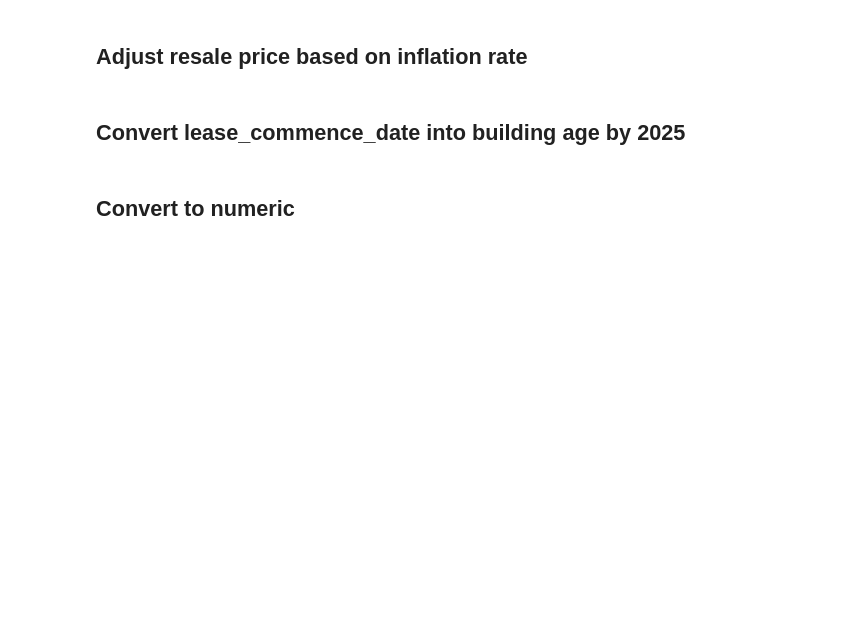
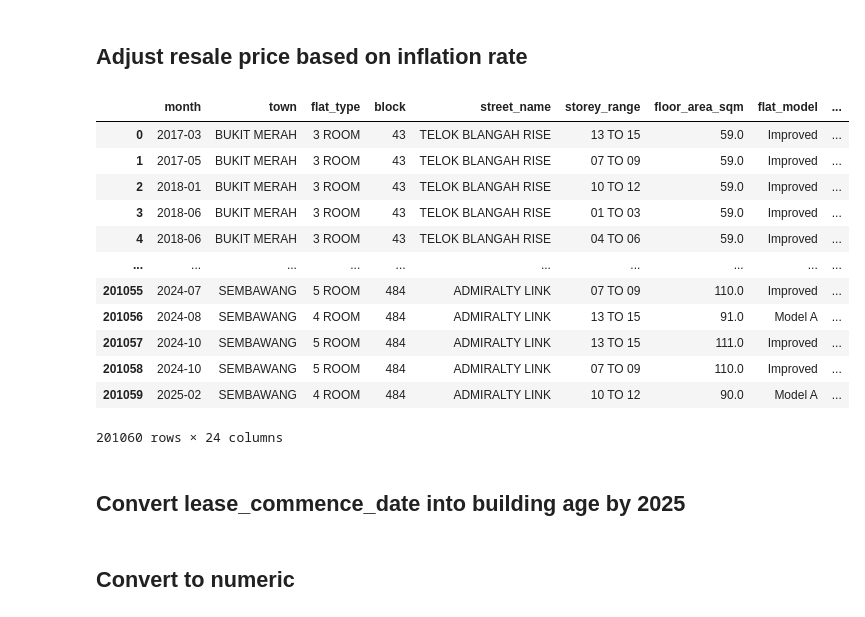
Before and after one commit to yuntsingg/DSE3101-HDB-Decode, a Jupyter notebook: code/resale_data_cleaning.ipynb, the cells around one changed output. Drawn from its saved outputs; the diff is of its cells as text; code cells hidden in the pictures; blank space fills up the shorter version.

```diff
--- a/code/resale_data_cleaning.ipynb
+++ b/code/resale_data_cleaning.ipynb
@@ -6,5 +21,26 @@ df_resale = pd.read_csv("/Users/mulan/NUS/AY24_Y3S2/DSE3101/DSE3101-HDB-Decode/d
 # %% [markdown]
 ## Adjust resale price based on inflation rate
+# %%
+df_CPI = pd.read_csv("../data/cleaned/SG_Inflation_Data.csv")
+
+df_resale = df_resale.merge(df_CPI, left_on="month", right_on="Time", how="left")
+df_resale.drop(columns=["Time"], inplace=True)
+df_resale['resale_price'] = df_resale['resale_price']*100/df_resale['CPI (base 2024-12)']
+df_resale
+# %% [output]
+|  | month | town | flat_type | block | street_name | storey_range | floor_area_sqm | flat_model | ... |
+| 0 | 2017-03 | BUKIT MERAH | 3 ROOM | 43 | TELOK BLANGAH RISE | 13 TO 15 | 59.0 | Improved | ... |
+| 1 | 2017-05 | BUKIT MERAH | 3 ROOM | 43 | TELOK BLANGAH RISE | 07 TO 09 | 59.0 | Improved | ... |
+| 2 | 2018-01 | BUKIT MERAH | 3 ROOM | 43 | TELOK BLANGAH RISE | 10 TO 12 | 59.0 | Improved | ... |
+| 3 | 2018-06 | BUKIT MERAH | 3 ROOM | 43 | TELOK BLANGAH RISE | 01 TO 03 | 59.0 | Improved | ... |
+| 4 | 2018-06 | BUKIT MERAH | 3 ROOM | 43 | TELOK BLANGAH RISE | 04 TO 06 | 59.0 | Improved | ... |
+| ... | ... | ... | ... | ... | ... | ... | ... | ... | ... |
+| 201055 | 2024-07 | SEMBAWANG | 5 ROOM | 484 | ADMIRALTY LINK | 07 TO 09 | 110.0 | Improved | ... |
+| 201056 | 2024-08 | SEMBAWANG | 4 ROOM | 484 | ADMIRALTY LINK | 13 TO 15 | 91.0 | Model A | ... |
+| 201057 | 2024-10 | SEMBAWANG | 5 ROOM | 484 | ADMIRALTY LINK | 13 TO 15 | 111.0 | Improved | ... |
+| 201058 | 2024-10 | SEMBAWANG | 5 ROOM | 484 | ADMIRALTY LINK | 07 TO 09 | 110.0 | Improved | ... |
+| 201059 | 2025-02 | SEMBAWANG | 4 ROOM | 484 | ADMIRALTY LINK | 10 TO 12 | 90.0 | Model A | ... |
+201060 rows × 24 columns
 # %% [markdown]
 ## Convert lease_commence_date into building age by 2025
 # %%
```
Also changed, not shown: parts of 15 cells of this notebook.
